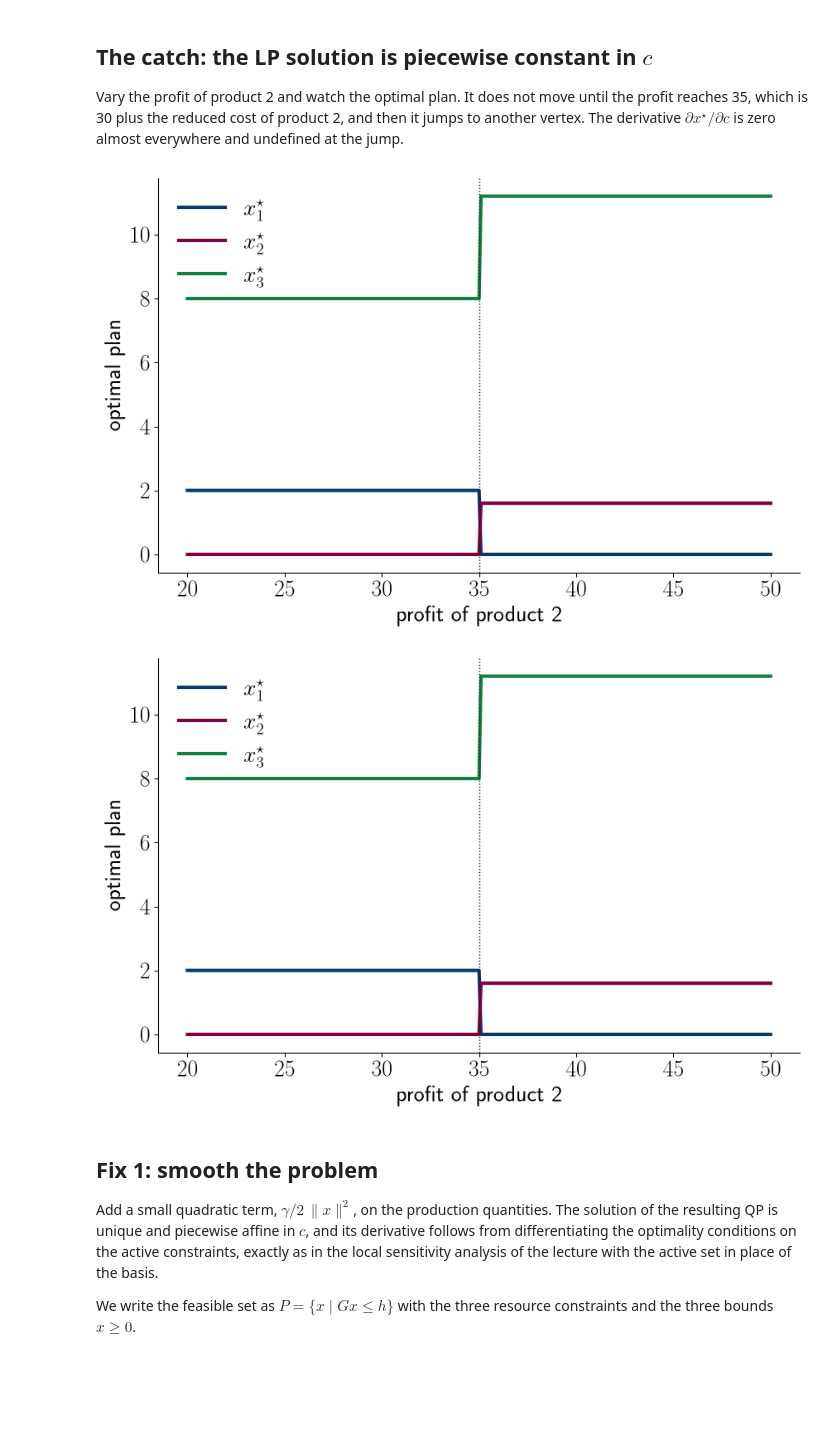
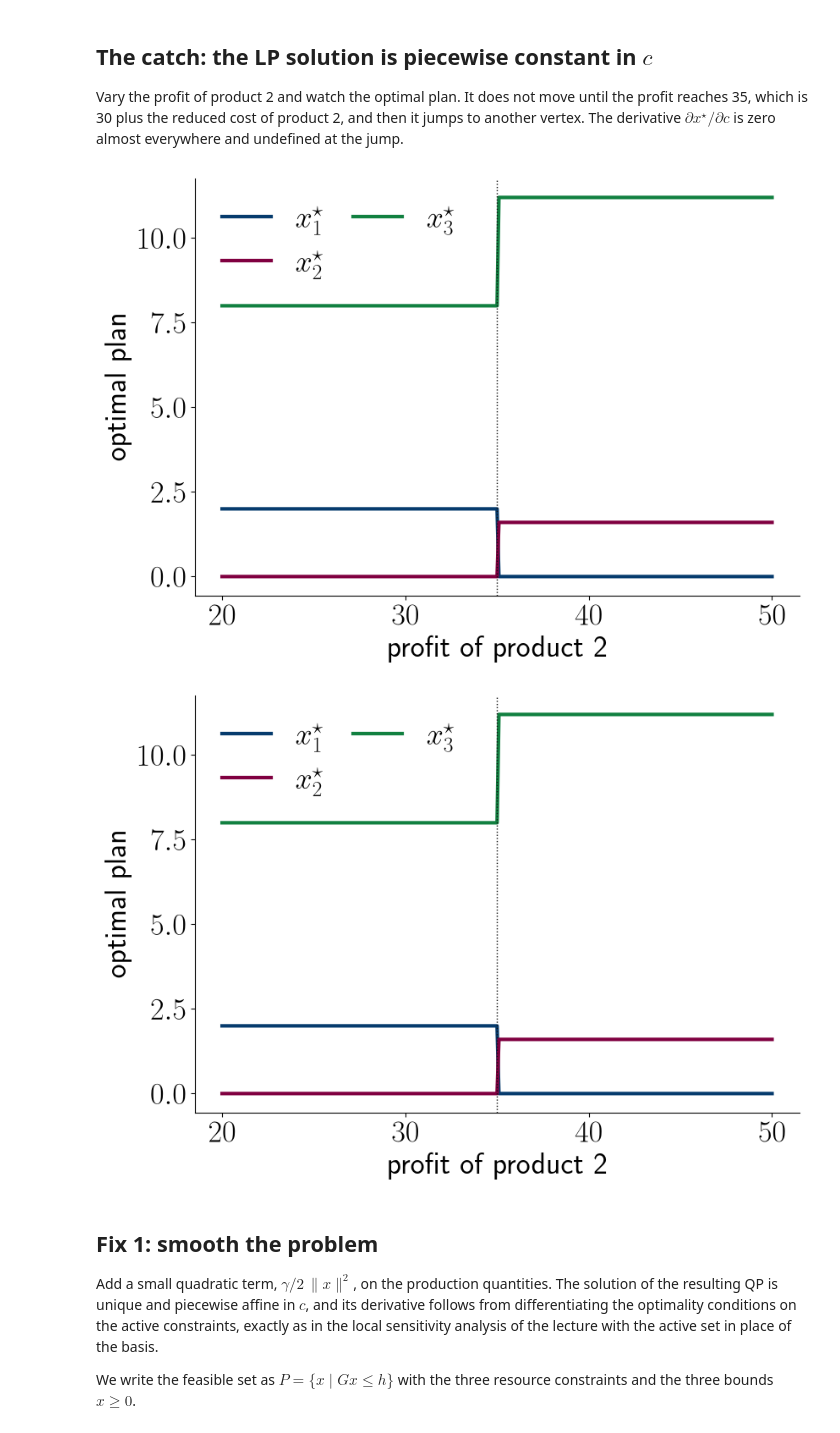
Before and after one commit to ORF522/companion, a Jupyter notebook: lectures/08_lecture/differentiable_lp.ipynb, the cells around one changed output. Saved outputs shown, nothing was run; the diff lists cells and outputs as text; code cells hidden in the pictures; blank space fills up the shorter version.

Commit message:
Lecture 8 notebook: larger plot fonts, legend placement

```diff
--- a/lectures/08_lecture/differentiable_lp.ipynb
+++ b/lectures/08_lecture/differentiable_lp.ipynb
@@ -20,8 +20,8 @@ plt.rcParams.update(
         "text.usetex": True,  # comment out if LaTeX is not installed
         "font.family": "sans-serif",
         "font.sans-serif": ["Helvetica Neue"],
-        "font.size": 20,
-        "figure.figsize": (9, 6),
+        "font.size": 26,
+        "figure.figsize": (9, 6.5),
     }
 )
 # Lecture palette (navy, wine, green, orange)
@@ -67,33 +67,33 @@ and then it jumps to another vertex. The derivative $\partial x^\star /
 # %%
 p2 = np.linspace(20, 50, 301)
 plans = np.array([solve_lp(to_cost([60, p, 20]))[:3] for p in p2])
 
 
 def plot_plans(plans_lp, plans_qp=None, fname=None):
-    fig, ax = plt.subplots(figsize=(9, 6))
+    fig, ax = plt.subplots(figsize=(9, 6.5))
     colors = [BLUE, RED, GREEN]
     for i in range(3):
         ax.plot(p2, plans_lp[:, i], color=colors[i], lw=3, label=rf"$x_{i + 1}^\star$")
     if plans_qp is not None:
         for i in range(3):
             ax.plot(p2, plans_qp[:, i], color=colors[i], lw=3, ls="--")
         ax.plot([], [], color=BLACK, lw=3, ls="--", label=r"smoothed ($\gamma = 1$)")
     ax.axvline(35, color=BLACK, lw=1, ls=":")
     ax.set_xlabel(r"profit of product 2")
     ax.set_ylabel(r"optimal plan")
-    ax.legend(loc="upper left", frameon=False)
+    ax.legend(loc="upper left", ncol=2, frameon=False, columnspacing=1.0, handlelength=1.6)
     ax.spines[["top", "right"]].set_visible(False)
     fig.tight_layout()
     if fname:
         fig.savefig(fname, transparent=True)
         fig.savefig(fname.replace(".svg", ".png"), dpi=60)
     return fig
 
 
 plot_plans(plans, fname="lp-step.svg")
 # %% [output]
-[figure, old version]
+[figure, new version]
-[figure, old version]
+[figure, new version]
 # %% [markdown]
 ## Fix 1: smooth the problem
 
```
Also changed, not shown: parts of 2 cells of this notebook.
